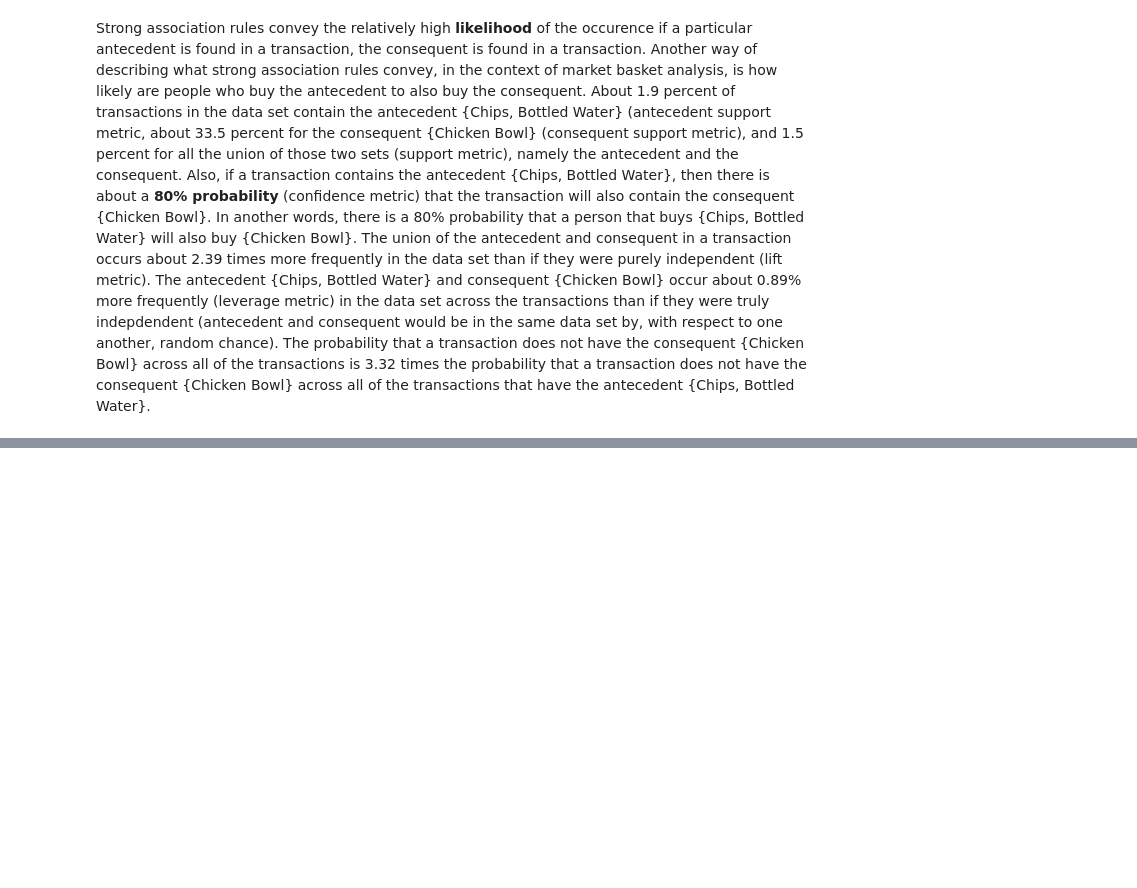
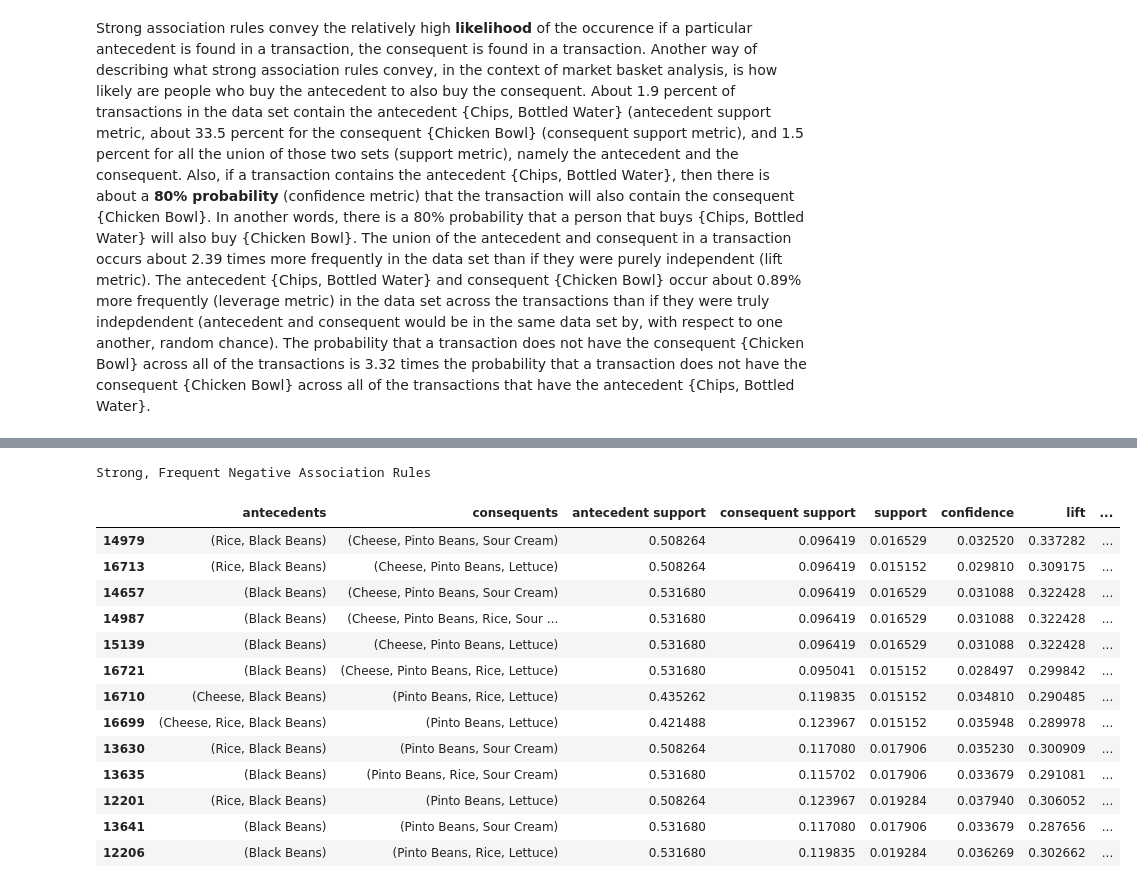
Before and after one commit to ks061/data-mining, a Jupyter notebook: labs/lab09.ipynb, the cells around one changed output, grey strips where cells are left out. Cells and saved outputs as stored; diff of their text form; code cells hidden in the pictures; blank space fills up the shorter version.

```diff
--- a/labs/lab09.ipynb
+++ b/labs/lab09.ipynb
@@ -888,0 +898,23 @@ display(assoc_rules_chckn_bwl_fltr_two)
+# %%
+print("Strong, Frequent Negative Association Rules")
+assoc_rules_chckn_bwl_fltr_low_conf = assoc_rules_chckn_bwl_fltr_lev[
+    (assoc_rules_chckn_bwl_fltr_lev.confidence < \
+    assoc_rules_chckn_bwl_fltr_lev.confidence.quantile(q=0.05))
+].sort_values(by=["leverage"], ascending=False)
+display(assoc_rules_chckn_bwl_fltr_low_conf)
+# %% [output]
+Strong, Frequent Negative Association Rules
+|  | antecedents | consequents | antecedent support | consequent support | support | confidence | lift | ... |
+| 14979 | (Rice, Black Beans) | (Cheese, Pinto Beans, Sour Cream) | 0.508264 | 0.096419 | 0.016529 | 0.032520 | 0.337282 | ... |
+| 16713 | (Rice, Black Beans) | (Cheese, Pinto Beans, Lettuce) | 0.508264 | 0.096419 | 0.015152 | 0.029810 | 0.309175 | ... |
+| 14657 | (Black Beans) | (Cheese, Pinto Beans, Sour Cream) | 0.531680 | 0.096419 | 0.016529 | 0.031088 | 0.322428 | ... |
+| 14987 | (Black Beans) | (Cheese, Pinto Beans, Rice, Sour ... | 0.531680 | 0.096419 | 0.016529 | 0.031088 | 0.322428 | ... |
+| 15139 | (Black Beans) | (Cheese, Pinto Beans, Lettuce) | 0.531680 | 0.096419 | 0.016529 | 0.031088 | 0.322428 | ... |
+| 16721 | (Black Beans) | (Cheese, Pinto Beans, Rice, Lettuce) | 0.531680 | 0.095041 | 0.015152 | 0.028497 | 0.299842 | ... |
+| 16710 | (Cheese, Black Beans) | (Pinto Beans, Rice, Lettuce) | 0.435262 | 0.119835 | 0.015152 | 0.034810 | 0.290485 | ... |
+| 16699 | (Cheese, Rice, Black Beans) | (Pinto Beans, Lettuce) | 0.421488 | 0.123967 | 0.015152 | 0.035948 | 0.289978 | ... |
+| 13630 | (Rice, Black Beans) | (Pinto Beans, Sour Cream) | 0.508264 | 0.117080 | 0.017906 | 0.035230 | 0.300909 | ... |
+| 13635 | (Black Beans) | (Pinto Beans, Rice, Sour Cream) | 0.531680 | 0.115702 | 0.017906 | 0.033679 | 0.291081 | ... |
+| 12201 | (Rice, Black Beans) | (Pinto Beans, Lettuce) | 0.508264 | 0.123967 | 0.019284 | 0.037940 | 0.306052 | ... |
+| 13641 | (Black Beans) | (Pinto Beans, Sour Cream) | 0.531680 | 0.117080 | 0.017906 | 0.033679 | 0.287656 | ... |
+| 12206 | (Black Beans) | (Pinto Beans, Rice, Lettuce) | 0.531680 | 0.119835 | 0.019284 | 0.036269 | 0.302662 | ... |
```
Also changed, not shown: parts of 55 cells of this notebook.
